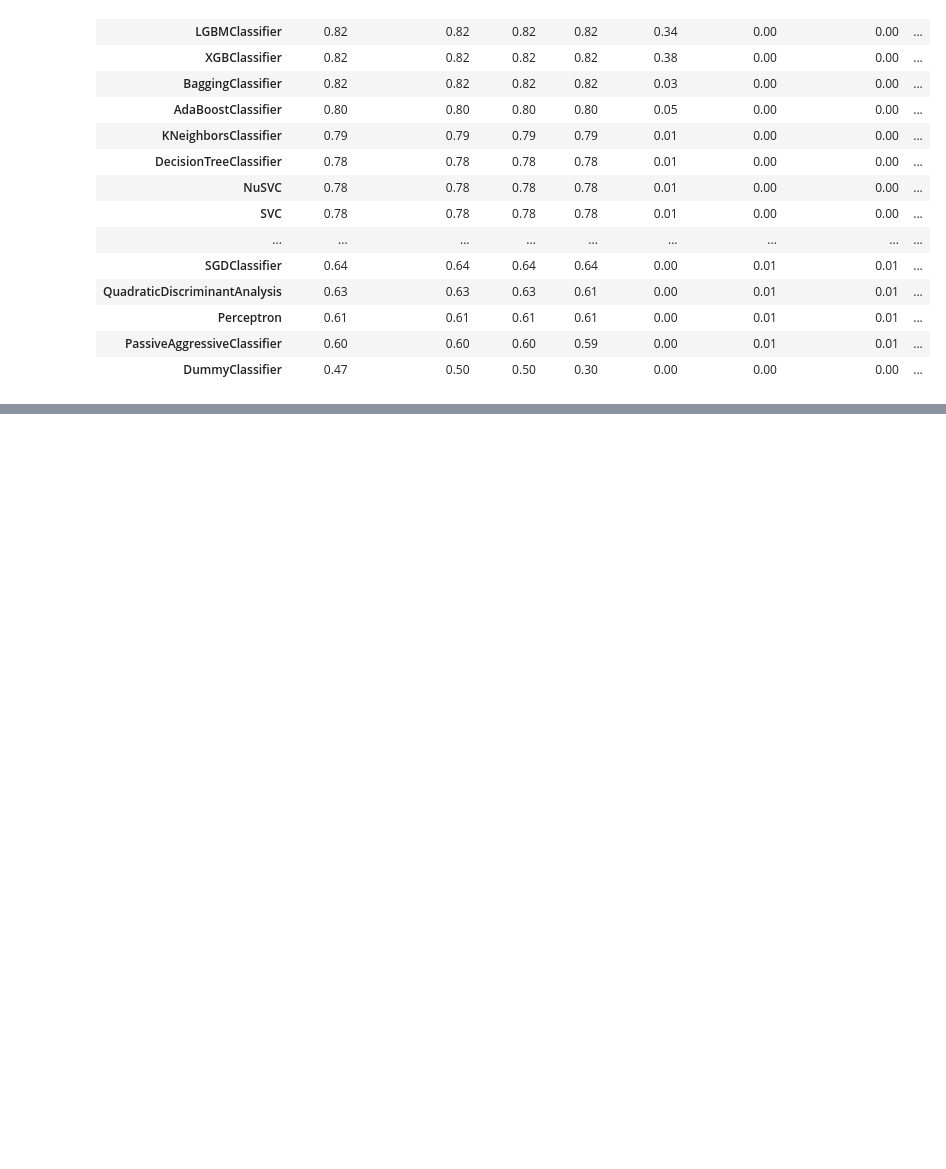
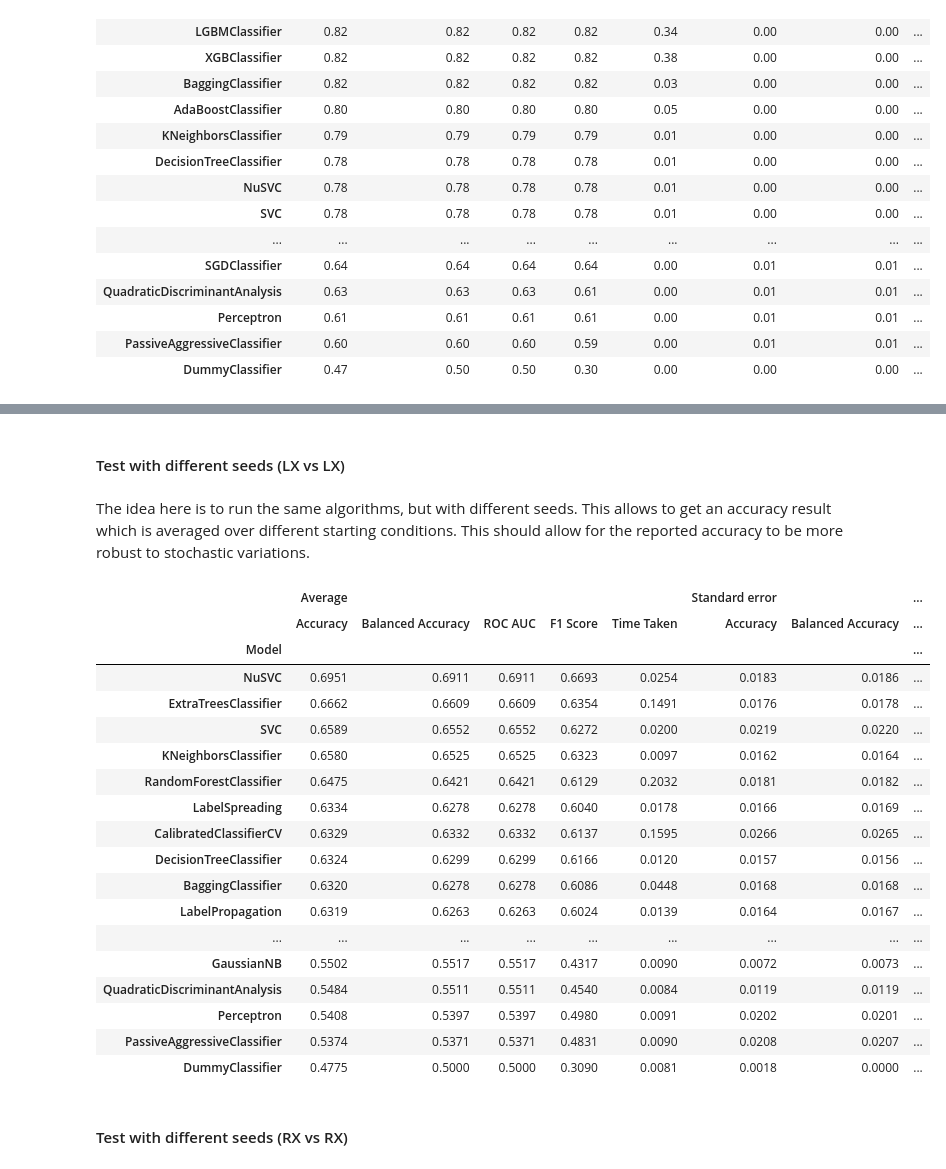
Before and after one commit to LeonardoAlchieri/LateralizationPhysiologicalWearables, a Jupyter notebook: notebooks/data-exploration-usilaughs.ipynb, the cells around one changed output, grey strips where cells are left out. Drawn from its saved outputs; the diff is of its cells as text; code cells hidden in the pictures; blank space fills up the shorter version.

Commit message:
LOSO classification and results.

```diff
--- a/notebooks/data-exploration-usilaughs.ipynb
+++ b/notebooks/data-exploration-usilaughs.ipynb
@@ -387,6 +389,20 @@ labels_right = [
     for val in segments
     if not isnan(val[1])
 ]
+
+groups_left = [
+    val[2]
+    for segments in data_segmented_left
+    for val in segments
+    if not isnan(val[1])
+]
+
+groups_right = [
+    val[2]
+    for segments in data_segmented_right
+    for val in segments
+    if not isnan(val[1])
+]
 # %%
 import matplotlib.pyplot as plt
 
@@ -433,6 +449,9 @@ features_right: ndarray = stack(features_right)
 
 labels_left: ndarray = stack(labels_left)
 labels_right: ndarray = stack(labels_right)
+
+groups_left: ndarray = stack(groups_left)
+groups_right: ndarray = stack(groups_right)
 # %% [output]
 Could not extract EDA peaks. Reason: zero-size array to reduction operation maximum which has no identity
 Could not extract EDA peaks. Reason: zero-size array to reduction operation maximum which has no identity
@@ -844,5 +866,3 @@ display(pd.concat([averages_seeds, errors_seeds], axis=1, keys=["Average", "Stan
 | Perceptron | 0.61 | 0.61 | 0.61 | 0.61 | 0.00 | 0.01 | 0.01 | ... |
 | PassiveAggressiveClassifier | 0.60 | 0.60 | 0.60 | 0.59 | 0.00 | 0.01 | 0.01 | ... |
 | DummyClassifier | 0.47 | 0.50 | 0.50 | 0.30 | 0.00 | 0.00 | 0.00 | ... |
-# %%
-pd.set_option('display.precision',2)
@@ -848,0 +1146,31 @@ pd.set_option('display.precision',2)
+# %% [markdown]
+#### Test with different seeds (LX vs LX)
+# %% [markdown]
+The idea here is to run the same algorithms, but with different seeds. This allows to get an accuracy result which is averaged over different starting conditions. This should allow for the reported accuracy to be more robust to stochastic variations.
+# %%
+results = run_same_side_classifications(features_left, labels_left, groups_left)
+# %%
+with pd.option_context('display.float_format', '{:0.4f}'.format):
+    display(results)
+# %% [output]
+|  | Average |  |  |  |  | Standard error |  | ... |
+|  | Accuracy | Balanced Accuracy | ROC AUC | F1 Score | Time Taken | Accuracy | Balanced Accuracy | ... |
+| Model |  |  |  |  |  |  |  | ... |
+| NuSVC | 0.6951 | 0.6911 | 0.6911 | 0.6693 | 0.0254 | 0.0183 | 0.0186 | ... |
+| ExtraTreesClassifier | 0.6662 | 0.6609 | 0.6609 | 0.6354 | 0.1491 | 0.0176 | 0.0178 | ... |
+| SVC | 0.6589 | 0.6552 | 0.6552 | 0.6272 | 0.0200 | 0.0219 | 0.0220 | ... |
+| KNeighborsClassifier | 0.6580 | 0.6525 | 0.6525 | 0.6323 | 0.0097 | 0.0162 | 0.0164 | ... |
+| RandomForestClassifier | 0.6475 | 0.6421 | 0.6421 | 0.6129 | 0.2032 | 0.0181 | 0.0182 | ... |
+| LabelSpreading | 0.6334 | 0.6278 | 0.6278 | 0.6040 | 0.0178 | 0.0166 | 0.0169 | ... |
+| CalibratedClassifierCV | 0.6329 | 0.6332 | 0.6332 | 0.6137 | 0.1595 | 0.0266 | 0.0265 | ... |
+| DecisionTreeClassifier | 0.6324 | 0.6299 | 0.6299 | 0.6166 | 0.0120 | 0.0157 | 0.0156 | ... |
+| BaggingClassifier | 0.6320 | 0.6278 | 0.6278 | 0.6086 | 0.0448 | 0.0168 | 0.0168 | ... |
+| LabelPropagation | 0.6319 | 0.6263 | 0.6263 | 0.6024 | 0.0139 | 0.0164 | 0.0167 | ... |
+| ... | ... | ... | ... | ... | ... | ... | ... | ... |
+| GaussianNB | 0.5502 | 0.5517 | 0.5517 | 0.4317 | 0.0090 | 0.0072 | 0.0073 | ... |
+| QuadraticDiscriminantAnalysis | 0.5484 | 0.5511 | 0.5511 | 0.4540 | 0.0084 | 0.0119 | 0.0119 | ... |
+| Perceptron | 0.5408 | 0.5397 | 0.5397 | 0.4980 | 0.0091 | 0.0202 | 0.0201 | ... |
+| PassiveAggressiveClassifier | 0.5374 | 0.5371 | 0.5371 | 0.4831 | 0.0090 | 0.0208 | 0.0207 | ... |
+| DummyClassifier | 0.4775 | 0.5000 | 0.5000 | 0.3090 | 0.0081 | 0.0018 | 0.0000 | ... |
+# %% [markdown]
+#### Test with different seeds (RX vs RX)
```
Also changed, not shown: parts of 25 cells of this notebook.
